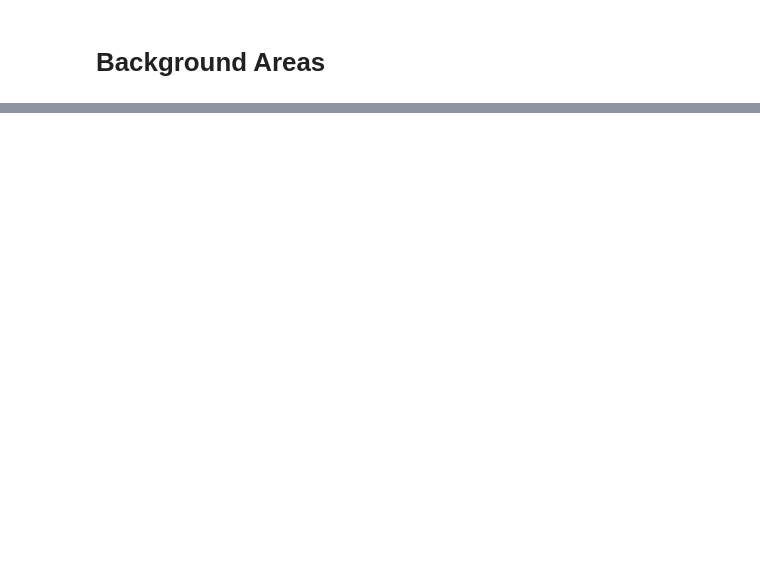
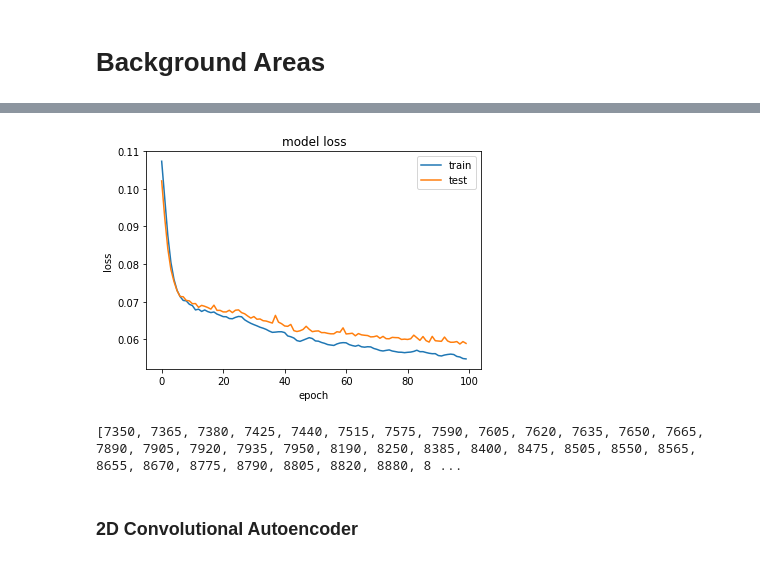
Before and after one commit to erenkopuz/FYP, a Jupyter notebook: video_processing/process_video.ipynb, the cells around one changed output, grey strips where cells are left out. Cells and saved outputs as stored; diff of their text form; code cells hidden in the pictures; blank space fills up the shorter version.

Commit message:
Added mean processig and autoencoder test

```diff
--- a/video_processing/process_video.ipynb
+++ b/video_processing/process_video.ipynb
@@ -553,0 +730,16 @@ KeyboardInterrupt:
+# %%
+input_dim = np.prod(grids.shape[1:])
+encoding_dim = 14
+
+print(input_dim)
+
+input_layer = Input(shape=(input_dim, ))
+
+encoder = Dense(encoding_dim, activation="tanh",
+                activity_regularizer=regularizers.l1(10e-5))(input_layer)
+encoder = Dense(int(encoding_dim / 2), activation="relu")(encoder)
+
+decoder = Dense(int(encoding_dim / 2), activation='tanh')(encoder)
+decoder = Dense(input_dim, activation='relu')(decoder)
+
+autoencoder = Model(inputs=input_layer, outputs=decoder)
@@ -553,0 +748,20 @@ KeyboardInterrupt:
+# %%
+nb_epoch = 100
+batch_size = 32
+
+autoencoder.compile(optimizer='adam',
+                    loss='mean_squared_error',
+                    metrics=['accuracy'])
+
+checkpointer = ModelCheckpoint(filepath="models/model.h5",
+                               verbose=0,
+                               save_best_only=True)
+
+
+history = autoencoder.fit(X_train, X_train,
+                    epochs=nb_epoch,
+                    batch_size=batch_size,
+                    shuffle=True,
+                    validation_data=(X_test, X_test),
+                    verbose=1,
+                    callbacks=[checkpointer]).history
@@ -553,0 +788,9 @@ KeyboardInterrupt:
+# %%
+plt.plot(history['loss'])
+plt.plot(history['val_loss'])
+plt.title('model loss')
+plt.ylabel('loss')
+plt.xlabel('epoch')
+plt.legend(['train', 'test'], loc='upper right');
+# %% [output]
+[figure, added]
@@ -553,0 +803,14 @@ KeyboardInterrupt:
+# %%
+threshold = 0.05
+
+y_pred = [1 if e > threshold else 0 for e in error_df.reconstruction_error.values]
+pred_frameIds = []
+for y,frameId in zip(y_pred, Id_test):
+    if y==1:
+        pred_frameIds.append(frameId)
+pred_frameIds.sort()
+print(pred_frameIds)
+# %% [output]
+[7350, 7365, 7380, 7425, 7440, 7515, 7575, 7590, 7605, 7620, 7635, 7650, 7665, 7890, 7905, 7920, 7935, 7950, 8190, 8250, 8385, 8400, 8475, 8505, 8550, 8565, 8655, 8670, 8775, 8790, 8805, 8820, 8880, 8 ...
+# %% [markdown]
+### 2D Convolutional Autoencoder
```
Also changed, not shown: parts of 33 cells of this notebook.
